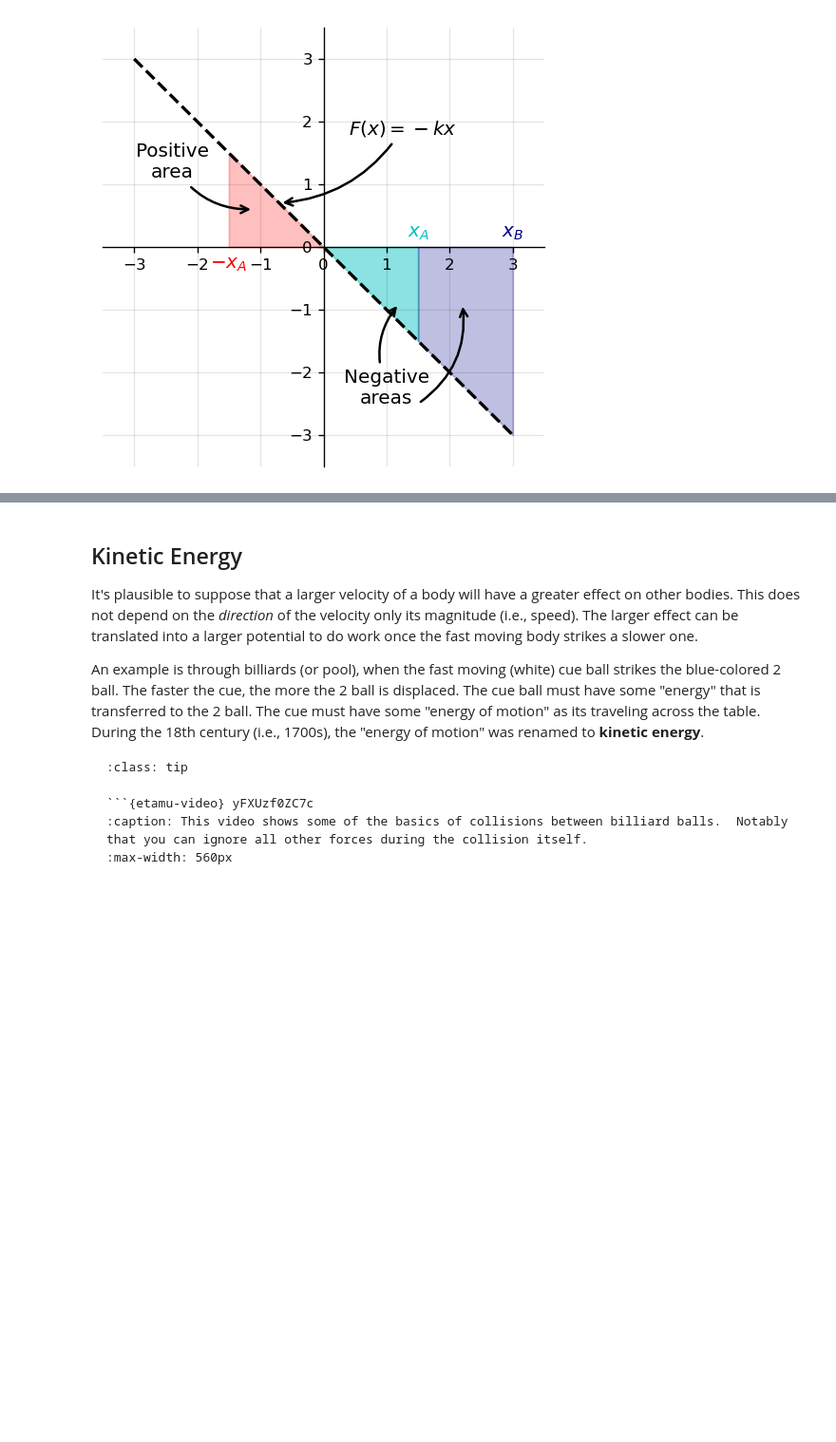
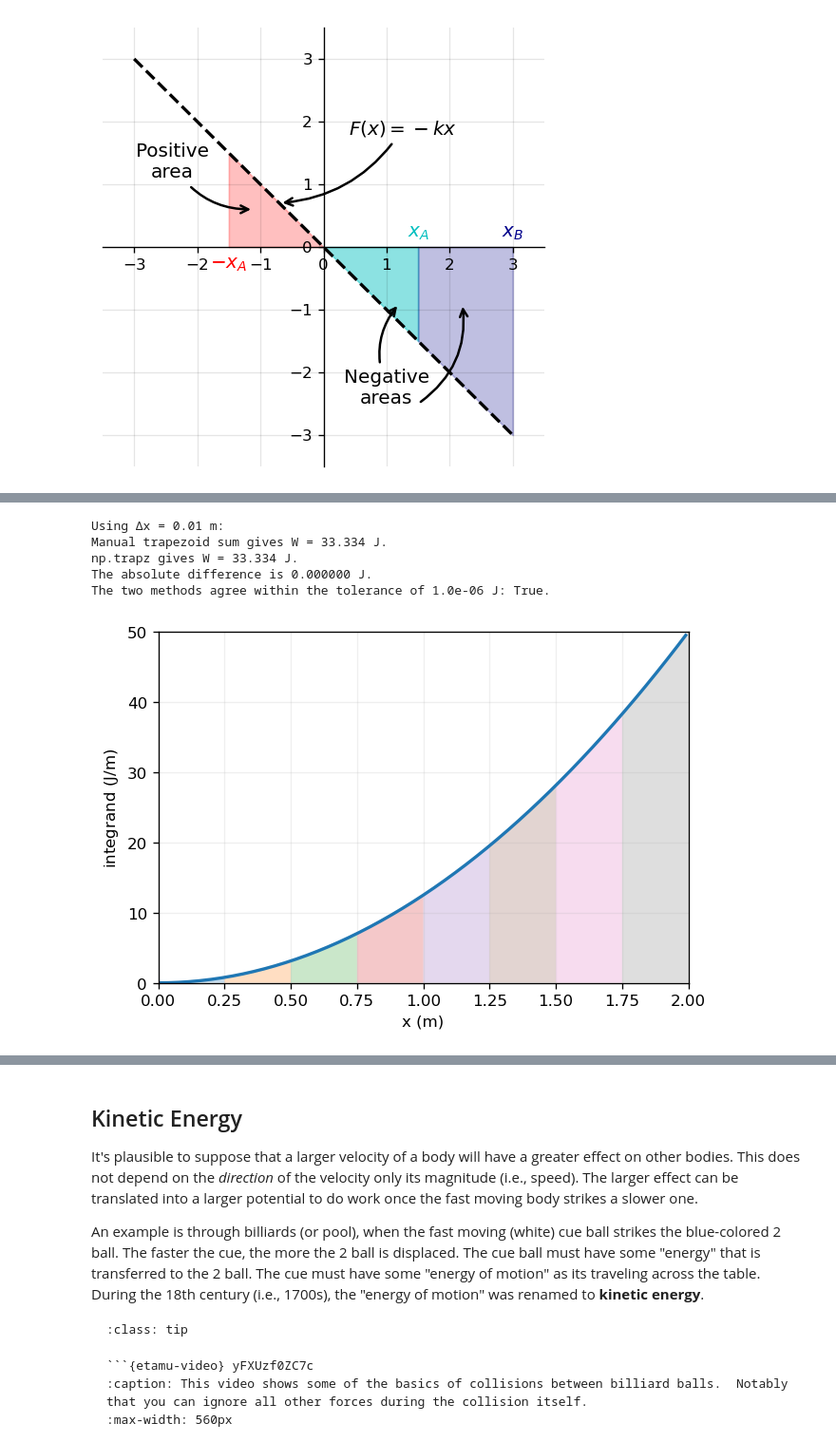
Before and after one commit to saturnaxis/IntroPhysics, a Jupyter notebook: docs/_sources/Chapter07/work-kinetic-energy.ipynb, the cells around one changed output, grey strips where cells are left out. Shown at 95% size. Saved outputs shown, nothing was run; the diff lists cells and outputs as text; code cells hidden in the pictures; blank space fills up the shorter version.

```diff
--- a/docs/_sources/Chapter07/work-kinetic-energy.ipynb
+++ b/docs/_sources/Chapter07/work-kinetic-energy.ipynb
@@ -217,0 +509,74 @@ ax.set_ylim(-3.5,3.5);
+# %%
+import numpy as np
+import matplotlib.pyplot as plt
+
+# -----------------------
+# Integrand setup
+# -----------------------
+def integrand(x):
+    return 12.5 * x**2
+
+a, b = 0.0, 2.0
+
+# Choose a small step size for the numerical check
+dx = 0.01
+x = np.arange(a, b + dx, dx)
+y = integrand(x)
+
+# -----------------------
+# Manual trapezoid sum (sum of discrete trapezoids)
+# -----------------------
+W_manual = 0.0
+for i in range(len(x) - 1):
+    W_manual += 0.5 * (y[i] + y[i + 1]) * dx
+
+# -----------------------
+# Compare to NumPy trapezoid method (should match)
+# -----------------------
+W_trapz = np.trapz(y, x)
+
+diff = abs(W_manual - W_trapz)
+
+print("Using Δx = %.2f m:" % dx)
+print("Manual trapezoid sum gives W = %.3f J." % W_manual)
+print("np.trapz gives W = %.3f J." % W_trapz)
+print("The absolute difference is %.6f J." % diff)
+
+# A simple tolerance that scales with dx (tight enough for this smooth function)
+tol = 1e-6
+print("The two methods agree within the tolerance of %.1e J: %s." % (tol, diff < tol))
+
+# -----------------------
+# Graphical illustration: show trapezoids (use a coarser dx for clarity)
+# -----------------------
+dx_plot = 0.25
+xp = np.arange(a, b + dx_plot, dx_plot)
+yp = integrand(xp)
+
+# Plot the smooth curve on a fine grid for context
+xfine = np.arange(a, b, 0.01)
+yfine = integrand(xfine)
+
+fig = plt.figure(figsize=(6,4), dpi=120)
+ax = fig.add_subplot(111)
+ax.plot(xfine, yfine, lw=2)
+
+# Draw trapezoids under the curve using the coarse grid
+for i in range(len(xp) - 1):
+    x0, x1 = xp[i], xp[i + 1]
+    y0, y1 = yp[i], yp[i + 1]
+    ax.fill([x0, x0, x1, x1], [0, y0, y1, 0], alpha=0.25)
+
+ax.set_xlabel("x (m)")
+ax.set_ylabel("integrand (${\\rm J/m}$)")
+ax.grid(True, alpha=0.2)
+ax.set_xlim(0,2)
+ax.set_ylim(0,50)
+plt.show()
+# %% [output]
+Using Δx = 0.01 m:
+Manual trapezoid sum gives W = 33.334 J.
+np.trapz gives W = 33.334 J.
+The absolute difference is 0.000000 J.
+The two methods agree within the tolerance of 1.0e-06 J: True.
+[figure, added]
```
Also changed, not shown: parts of 10 cells of this notebook, 4 other files.
